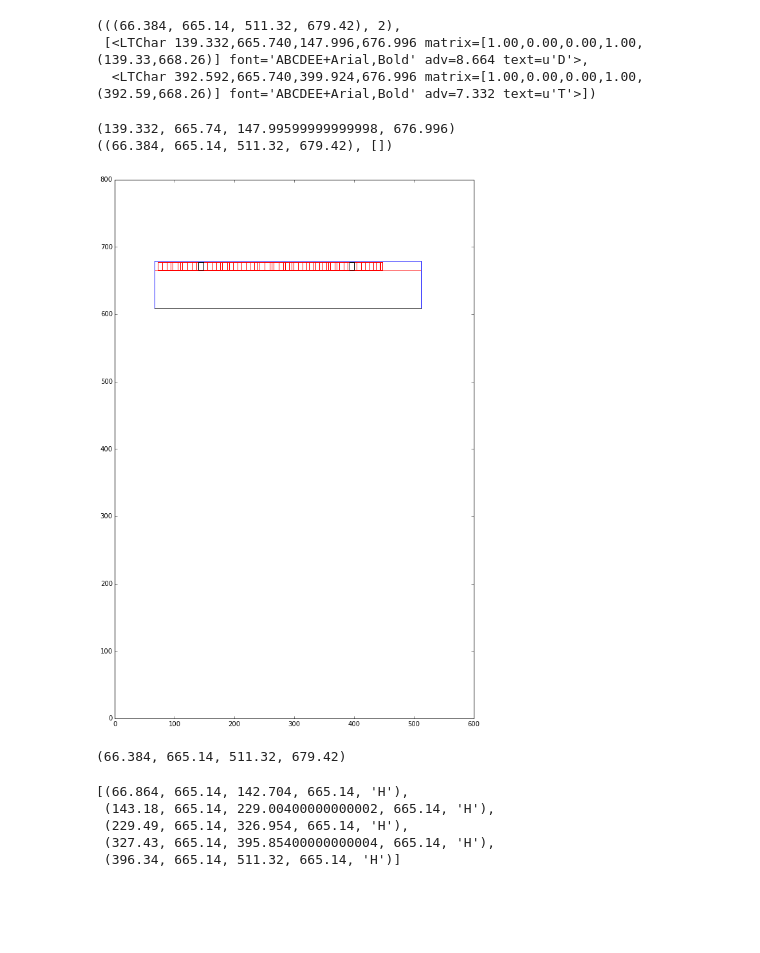
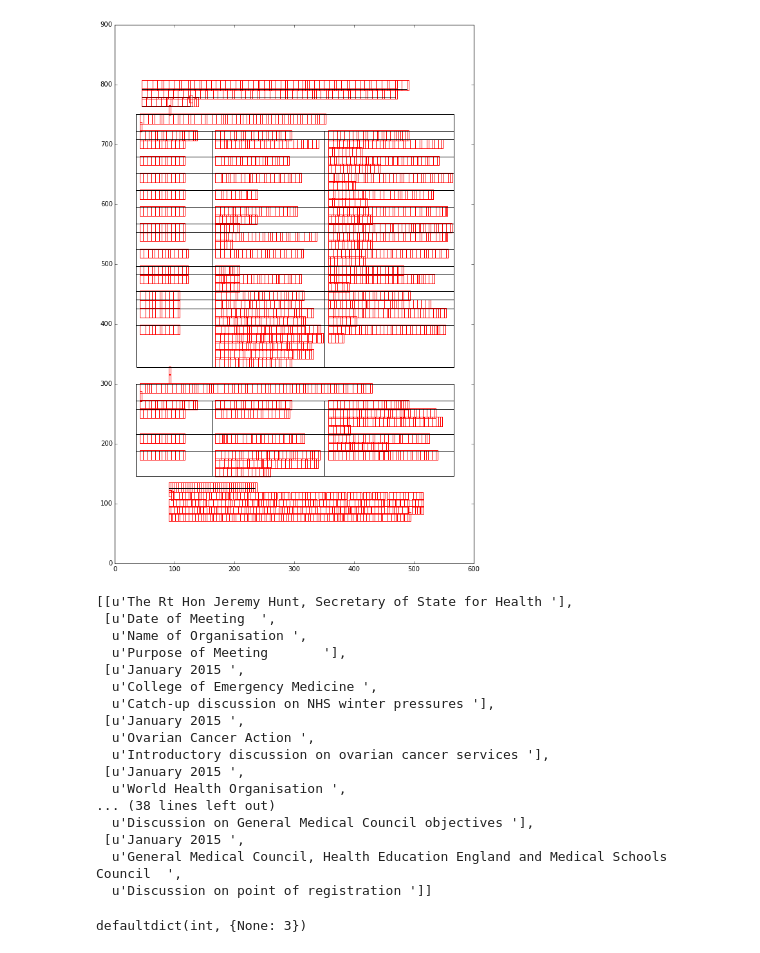
Before and after one commit to ijmbarr/ti_intergrity_watch, a Jupyter notebook: notebooks/pdf_explore_2.ipynb, the cells around one changed output. Cells and saved outputs as stored; diff of their text form; code cells hidden in the pictures; blank space fills up the shorter version.

```diff
--- a/notebooks/pdf_explore_2.ipynb
+++ b/notebooks/pdf_explore_2.ipynb
@@ -26,6 +23,6 @@ The autoreload extension is already loaded. To reload it, use:
 docs = glob.glob("../data/raw/*.pdf")
 # %%
 t = docs[0]
-t = '../data/raw/transparency_ministerial_January-March_2015.pdf'
+t = '../data/raw/DH_Ministerial_gifts_hospitality_travel_and_external_meetings_Jan_to_Mar_2015.pdf'
 t
 # %% [output]
@@ -55,6 +52,6 @@ get_tables(t)
 # %%
 pages = extract_layout_by_page(t)
-page = pages[1]
+page = pages[4]
 # %%
 from collections import defaultdict
 
@@ -119,12 +121,3 @@ for x in range(100, 500, 50):
             continue
 
         box_char_dict[bbox] = []
-# %%
-floating_char = [(k,v) for k,v in box_char_dict.items()
-                 if len(v) == 2 and
-                 v[0].get_text() == "D"][0]
-floating_char
-# %% [output]
-(((66.384, 665.14, 511.32, 679.42), 2),
- [<LTChar 139.332,665.740,147.996,676.996 matrix=[1.00,0.00,0.00,1.00, (139.33,668.26)] font='ABCDEE+Arial,Bold' adv=8.664 text=u'D'>,
-  <LTChar 392.592,665.740,399.924,676.996 matrix=[1.00,0.00,0.00,1.00, (392.59,668.26)] font='ABCDEE+Arial,Bold' adv=7.332 text=u'T'>])
@@ -134,54 +124,56 @@ unfloating = [(k,v) for k,v in box_char_dict.items()
-# %%
-print floating_char[1][0].bbox
-print unfloating
-# %% [output]
-(139.332, 665.74, 147.99599999999998, 676.996)
-((66.384, 665.14, 511.32, 679.42), [])
 # %%
 def draw_rect(rect, ax, color="black"):
     draw_rect_bbox(rect.bbox, ax, color)
 
 def draw_rect_bbox((x0,y0,x1,y1), ax, color):
     ax.add_patch(
         patches.Rectangle(
             (x0, y0),
             x1 - x0,
             y1 - y0,
             fill=False,
             color=color
         )
     )
 
 
 from matplotlib import patches
 
 fig, ax = plt.subplots(figsize = (10,15))
 
-draw_rect_bbox(unfloating[0], ax, "r")
-for c in unfloating[1]:
-    draw_rect(c, ax, "r")
+for t in characters:
+    draw_rect(t, ax, "r")
 
-draw_rect_bbox(floating_char[0], ax, "b")
-for c in floating_char[1]:
-    draw_rect(c, ax, "k")
-
-x0,y0,x1,y1,_ = (66.864, 608.38, 511.32399999999996, 608.38, 'H')
-plt.plot([x0, x1], [y0, y1], 'k-')
+for l in lines:
+    x0,y0,x1,y1,_ = l
+    plt.plot([x0,x1],[y0,y1], "k-")
 
 plt.xlim(0,600)
-plt.ylim(0,800)
+plt.ylim(0,900)
 plt.show()
 # %% [output]
-[figure, old version]
+[figure, new version]
-# %%
-unfloating[0]
-# %% [output]
-(66.384, 665.14, 511.32, 679.42)
-# %%
-[l for l in lines if l[1] == 665.14]
-# %% [output]
-[(66.864, 665.14, 142.704, 665.14, 'H'),
- (143.18, 665.14, 229.00400000000002, 665.14, 'H'),
- (229.49, 665.14, 326.954, 665.14, 'H'),
- (327.43, 665.14, 395.85400000000004, 665.14, 'H'),
- (396.34, 665.14, 511.32, 665.14, 'H')]
+# %%
+clean.pdf_cleaner.PDFFixup.fixer.boxes_to_table(box_char_dict)
+# %% [output]
+[[u'The Rt Hon Jeremy Hunt, Secretary of State for Health '],
+ [u'Date of Meeting  ',
+  u'Name of Organisation ',
+  u'Purpose of Meeting       '],
+ [u'January 2015 ',
+  u'College of Emergency Medicine ',
+  u'Catch-up discussion on NHS winter pressures '],
+ [u'January 2015 ',
+  u'Ovarian Cancer Action ',
+  u'Introductory discussion on ovarian cancer services '],
+ [u'January 2015 ',
+  u'World Health Organisation ',
+... (38 lines left out)
+  u'Discussion on General Medical Council objectives '],
+ [u'January 2015 ',
+  u'General Medical Council, Health Education England and Medical Schools Council  ',
+  u'Discussion on point of registration ']]
+# %%
+chars_to_string
+# %% [output]
+defaultdict(int, {None: 3})
```
Also changed, not shown: parts of 5 cells of this notebook, 19 other files.
